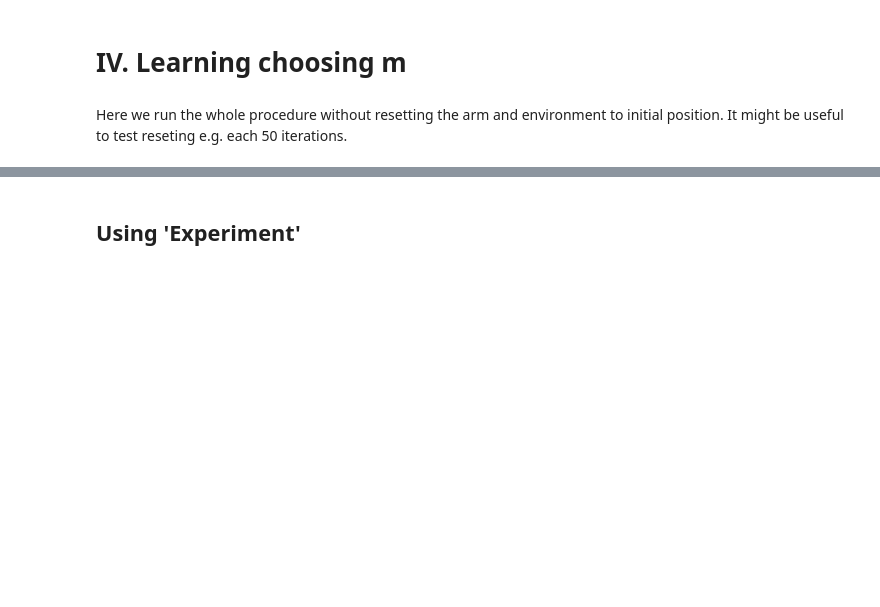
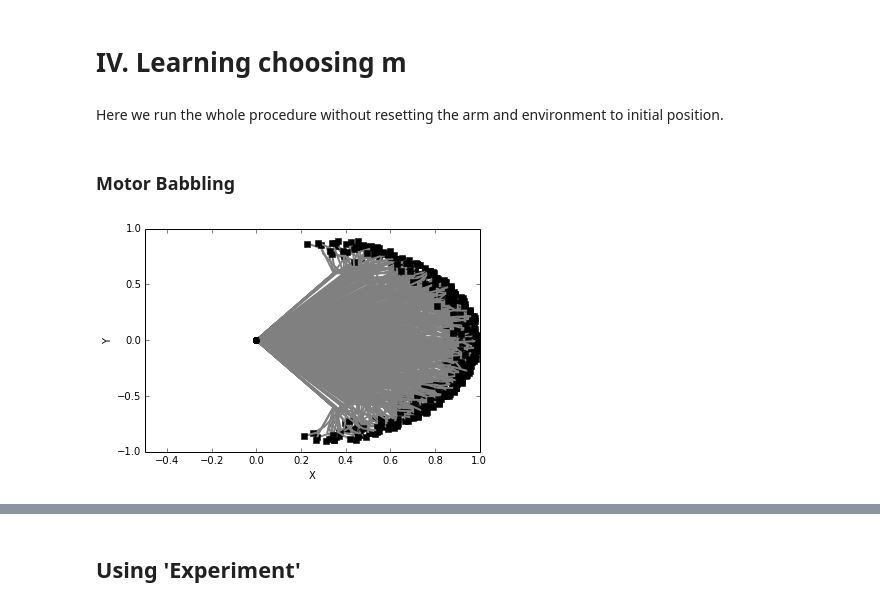
Before and after one commit to flowersteam/explauto, a Jupyter notebook: notebook/learning_with_context.ipynb, the cells around one changed output, grey strips where cells are left out. Drawn from its saved outputs; the diff is of its cells as text; code cells hidden in the pictures; blank space fills up the shorter version.

```diff
--- a/notebook/learning_with_context.ipynb
+++ b/notebook/learning_with_context.ipynb
@@ -105,4 +105,17 @@ Sampling interesting goal with hand position= [0.7, 0.6] : ds= [-0.04040773 -0.1
 # IV. Learning choosing m
 # %% [markdown]
 Here we run the whole procedure without resetting the arm and environment to initial position.
-It might be useful to test reseting e.g. each 50 iterations.
+# %% [markdown]
+### Motor Babbling
+# %%
+# Random Motor Babbling
+ax = axes()
+environment.reset()
+motor_configurations = environment.random_motors(n=500)
+
+# Plotting 10 random motor configurations:
+for m in motor_configurations:
+    environment.update(m, reset=False)
+    environment.plot(ax)
+# %% [output]
+[figure, added]
```
Also changed, not shown: parts of 16 cells of this notebook.
